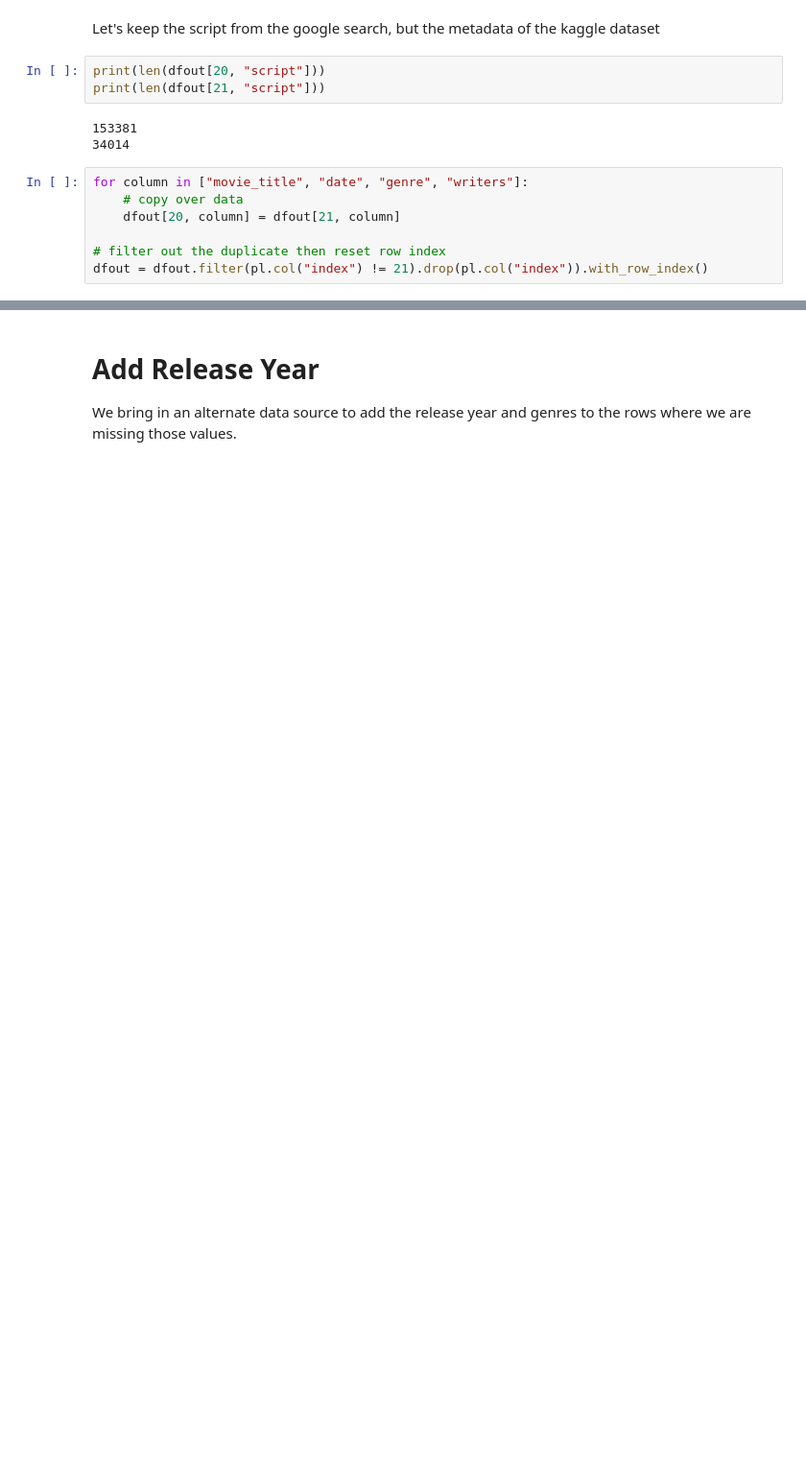
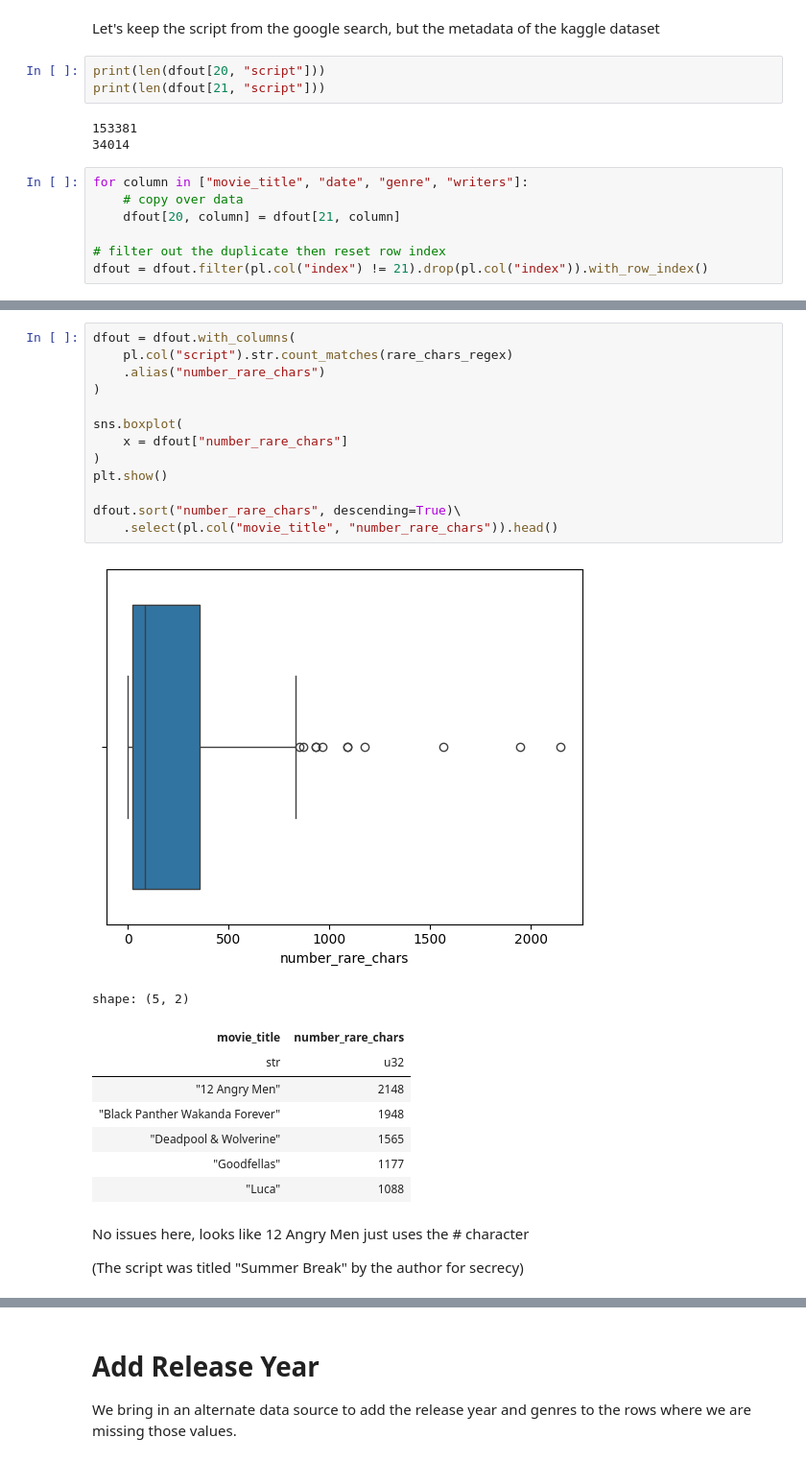
Before and after one commit to award96/Movie-Script-Vector-Search, a Jupyter notebook: add-scripts-to-dataset.ipynb, the cells around one changed output, grey strips where cells are left out. Shown: that part at 96% size. Drawn from its saved outputs; the diff is of its cells as text; blank space fills up the shorter version.

```diff
--- a/add-scripts-to-dataset.ipynb
+++ b/add-scripts-to-dataset.ipynb
@@ -398,0 +377,27 @@ dfout = dfout.filter(pl.col("index") != 21).drop(pl.col("index")).with_row_index
+# %%
+dfout = dfout.with_columns(
+    pl.col("script").str.count_matches(rare_chars_regex)
+    .alias("number_rare_chars")
+)
+
+sns.boxplot(
+    x = dfout["number_rare_chars"]
+)
+plt.show()
+
+dfout.sort("number_rare_chars", descending=True)\
+    .select(pl.col("movie_title", "number_rare_chars")).head()
+# %% [output]
+[figure, added]
+shape: (5, 2)
+| movie_title | number_rare_chars |
+| str | u32 |
+| "12 Angry Men" | 2148 |
+| "Black Panther Wakanda Forever" | 1948 |
+| "Deadpool & Wolverine" | 1565 |
+| "Goodfellas" | 1177 |
+| "Luca" | 1088 |
+# %% [markdown]
+No issues here, looks like 12 Angry Men just uses the # character
+
+(The script was titled "Summer Break" by the author for secrecy)
```
Also changed, not shown: parts of 56 cells of this notebook.
